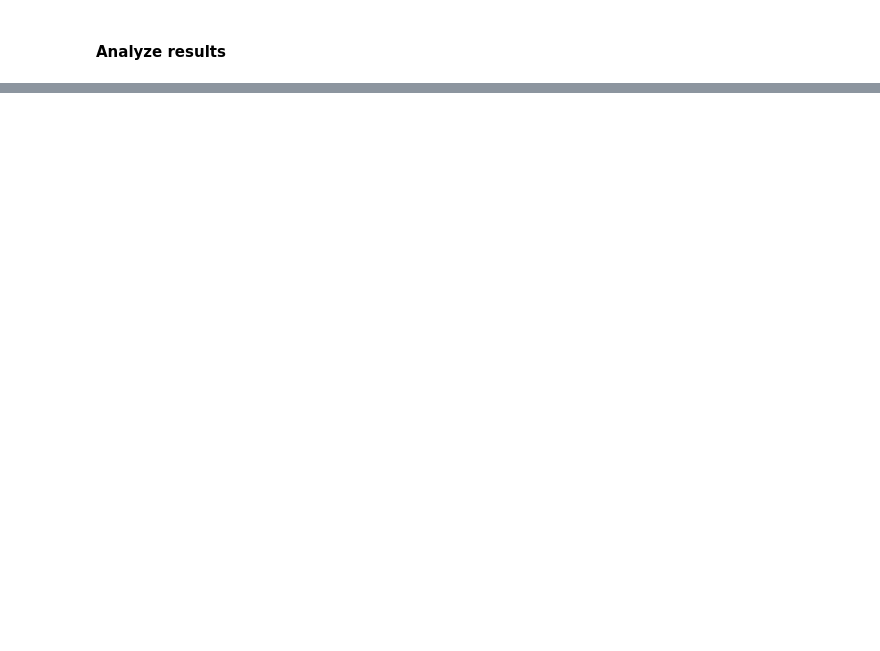
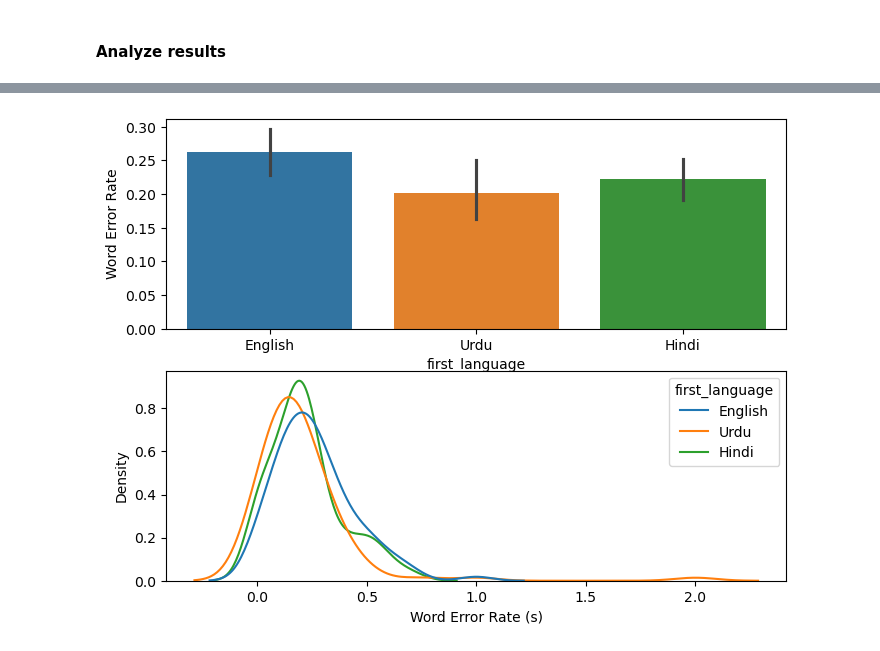
Before and after one commit to zpsheldon/ml-fairness, a Jupyter notebook: hw2/report.ipynb, the cells around one changed output, grey strips where cells are left out. Cells and saved outputs as stored; diff of their text form; code cells hidden in the pictures; blank space fills up the shorter version.

```diff
--- a/hw2/report.ipynb
+++ b/hw2/report.ipynb
@@ -86,3 +98,7 @@ model_output["model_transcription"] = trans_preds
 model_output.to_csv("audio_subset/full_data.csv",index=False)
 # %% [markdown]
 #### Analyze results
+# %%
+# load results
+results = pd.read_csv("audio_subset/full_data.csv")
+results.head()
@@ -88,0 +160,12 @@ model_output.to_csv("audio_subset/full_data.csv",index=False)
+# %%
+# calculate word error rate
+results["WER"] = [wer(row.transcription, row.model_transcription) for idx,row in results.iterrows()]
+# %%
+fig,axes = plt.subplots(2,1,figsize=(8,6))
+sns.barplot(data=results, y="WER", x="first_language", hue="first_language",ax=axes[0])
+axes[0].set_ylabel("Word Error Rate")
+sns.kdeplot(data=results, x="WER", hue="first_language", ax=axes[1])
+axes[1].set_xlabel("Word Error Rate (s)")
+plt.show()
+# %% [output]
+[figure, added]
```
Also changed, not shown: parts of 21 cells of this notebook.
